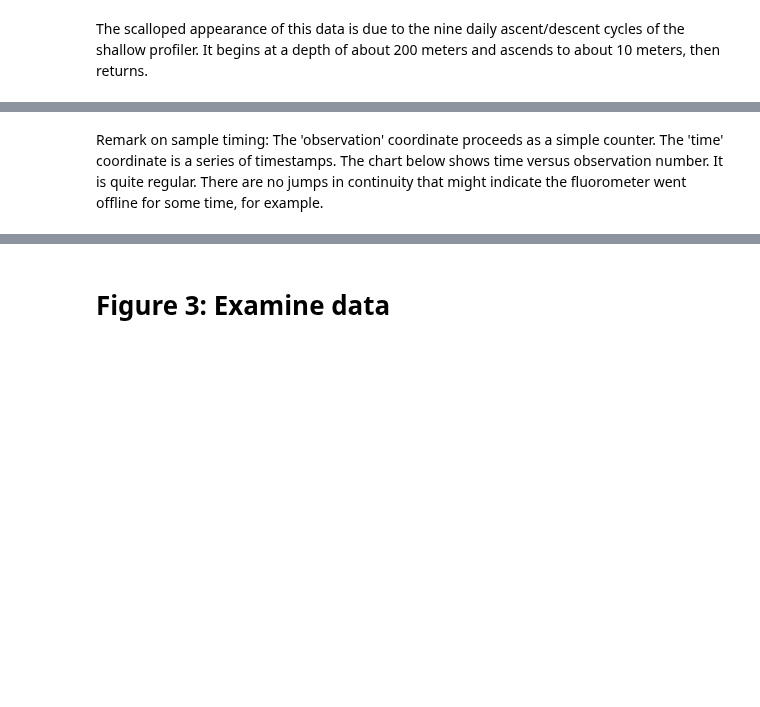
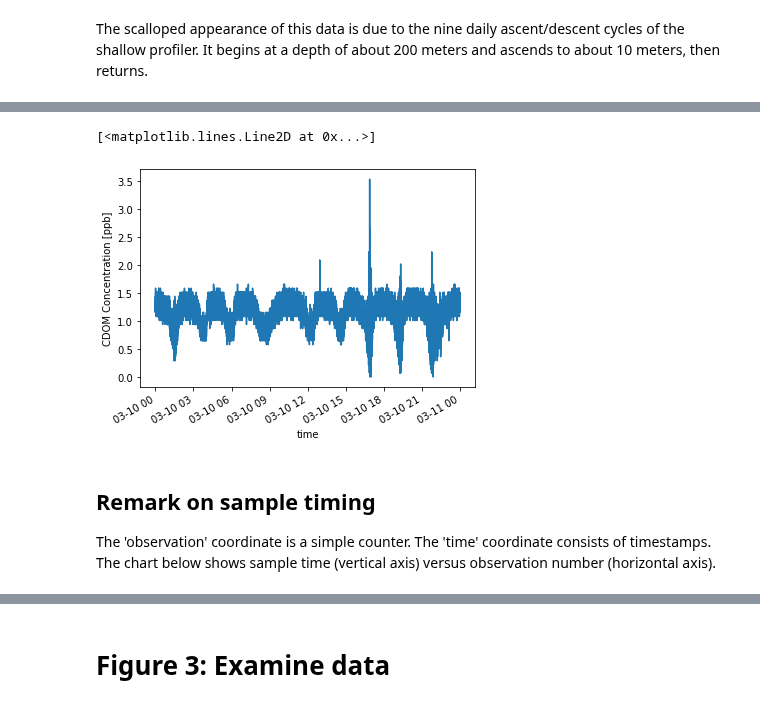
Before and after one commit to robfatland/ocean, a Jupyter notebook: DataQualityGuideNotebook.ipynb, the cells around one changed output, grey strips where cells are left out. Drawn from its saved outputs; the diff is of its cells as text; code cells hidden in the pictures; blank space fills up the shorter version.

```diff
--- a/DataQualityGuideNotebook.ipynb
+++ b/DataQualityGuideNotebook.ipynb
@@ -255,9 +191,14 @@ DMar10.chlora.plot()
 # %%
-# backscatter shows less obvious profile structure
-DMar10.backscatter.plot()
+# FDOM/CDOM
+DC.fdom.plot()
+# %% [output]
+[<matplotlib.lines.Line2D at 0x...>]
+[figure, added]
 # %% [markdown]
-Remark on sample timing: The 'observation' coordinate proceeds as a simple counter. The 'time' coordinate is a series of timestamps.
-The chart below shows time versus observation number. It is quite regular. There are no jumps in continuity that
-might indicate the fluorometer went offline for some time, for example.
+## Remark on sample timing
+
+
+The 'observation' coordinate is a simple counter. The 'time' coordinate consists of timestamps.
+The chart below shows sample time (vertical axis) versus observation number (horizontal axis).
 # %%
 fig, axs = plt.subplots(figsize=(5, 5), tight_layout=True)
```
Also changed, not shown: parts of 20 cells of this notebook.
